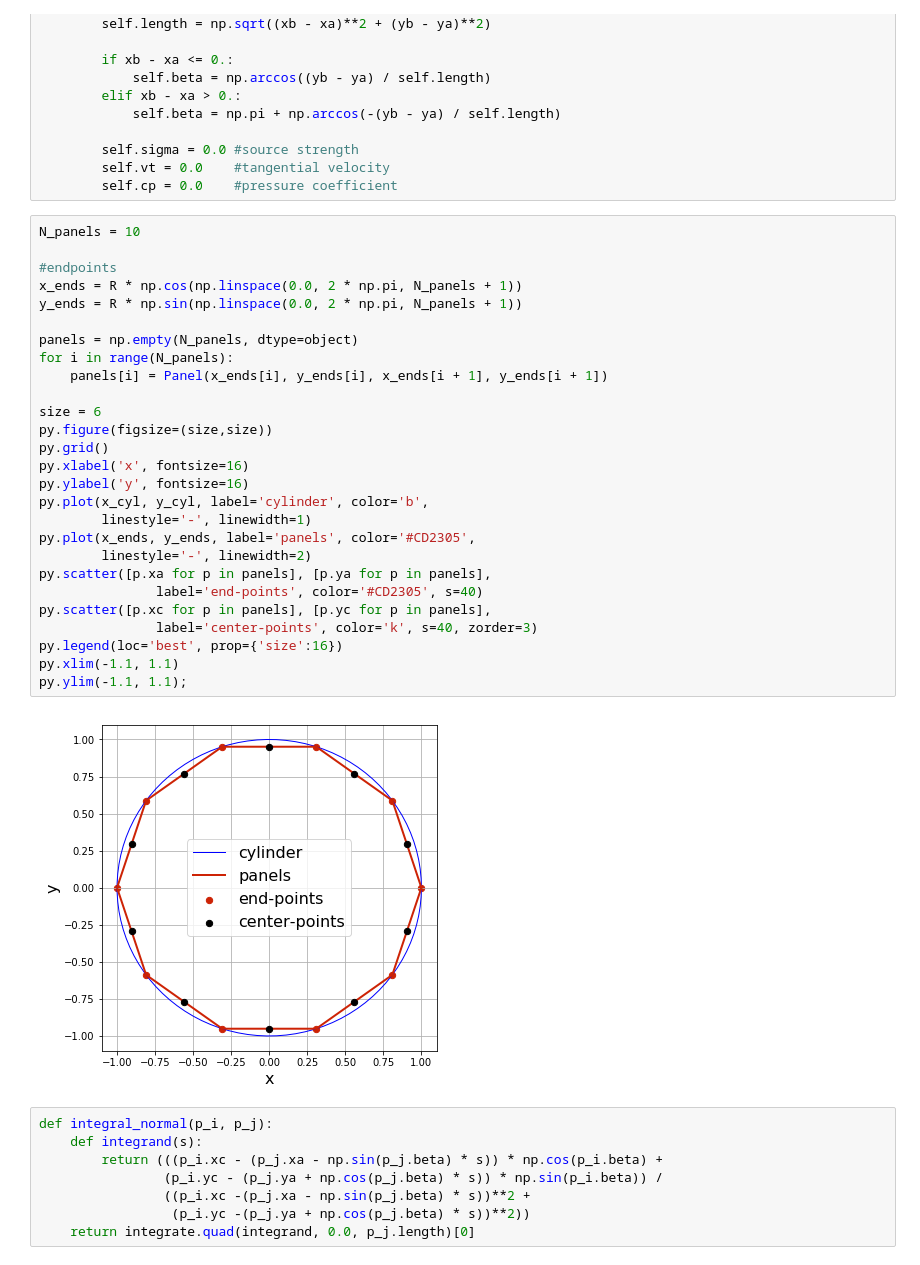
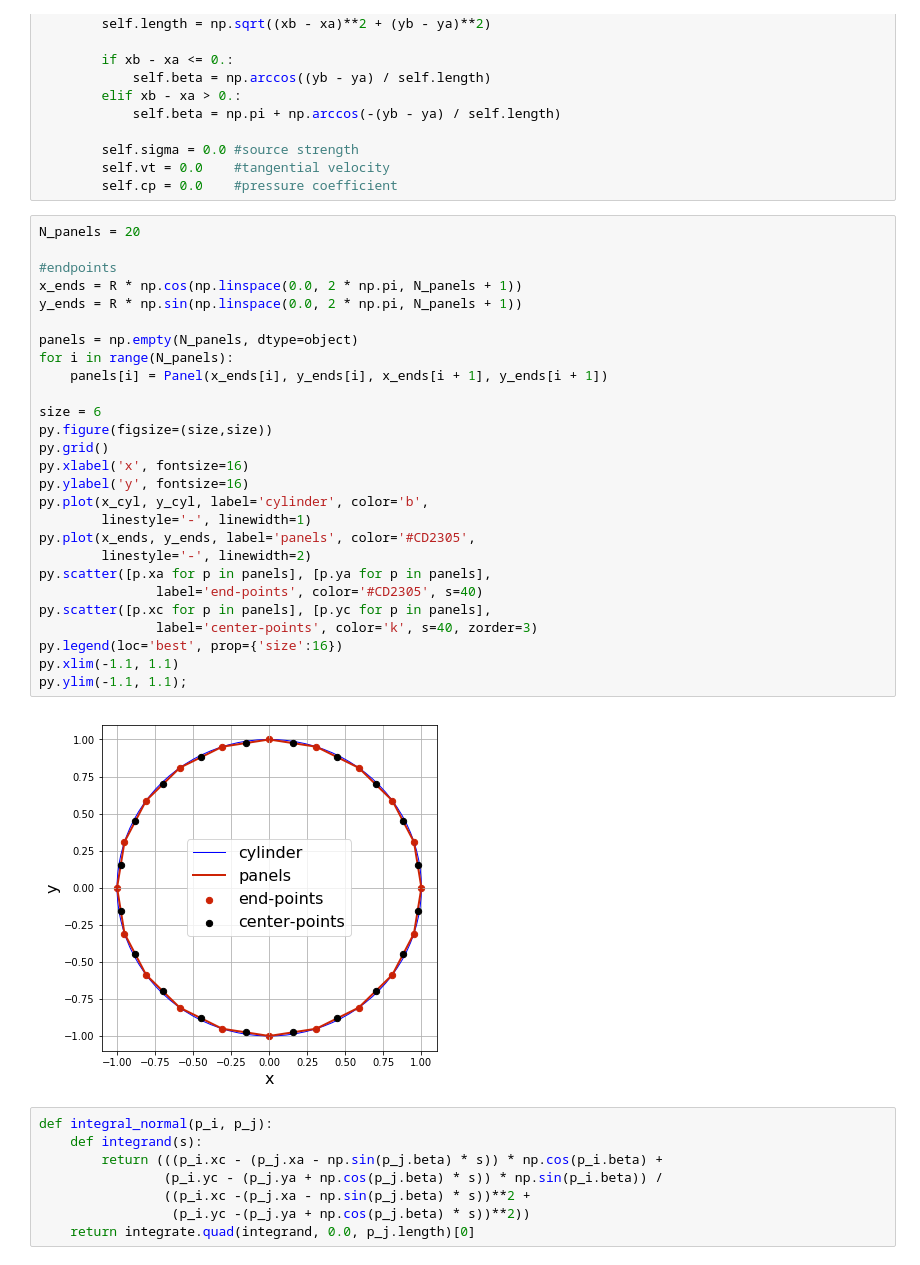
Before and after one commit to ppaulson56/MAE6226, a Jupyter notebook: 09_L9.ipynb, the cells around one changed output. Saved outputs shown, nothing was run; the diff lists cells and outputs as text.

```diff
--- a/09_L9.ipynb
+++ b/09_L9.ipynb
@@ -39,34 +39,34 @@ class Panel:
         self.vt = 0.0    #tangential velocity
         self.cp = 0.0    #pressure coefficient
 # %%
-N_panels = 10
+N_panels = 20
 
 #endpoints
 x_ends = R * np.cos(np.linspace(0.0, 2 * np.pi, N_panels + 1))
 y_ends = R * np.sin(np.linspace(0.0, 2 * np.pi, N_panels + 1))
 
 panels = np.empty(N_panels, dtype=object)
 for i in range(N_panels):
     panels[i] = Panel(x_ends[i], y_ends[i], x_ends[i + 1], y_ends[i + 1])
 
 size = 6
 py.figure(figsize=(size,size))
 py.grid()
 py.xlabel('x', fontsize=16)
 py.ylabel('y', fontsize=16)
 py.plot(x_cyl, y_cyl, label='cylinder', color='b',
         linestyle='-', linewidth=1)
 py.plot(x_ends, y_ends, label='panels', color='#CD2305',
         linestyle='-', linewidth=2)
 py.scatter([p.xa for p in panels], [p.ya for p in panels],
                label='end-points', color='#CD2305', s=40)
 py.scatter([p.xc for p in panels], [p.yc for p in panels],
                label='center-points', color='k', s=40, zorder=3)
 py.legend(loc='best', prop={'size':16})
 py.xlim(-1.1, 1.1)
 py.ylim(-1.1, 1.1);
 # %% [output]
-[figure, old version]
+[figure, new version]
 # %%
 def integral_normal(p_i, p_j):
     def integrand(s):
```
Also changed, not shown: parts of 8 cells of this notebook.
